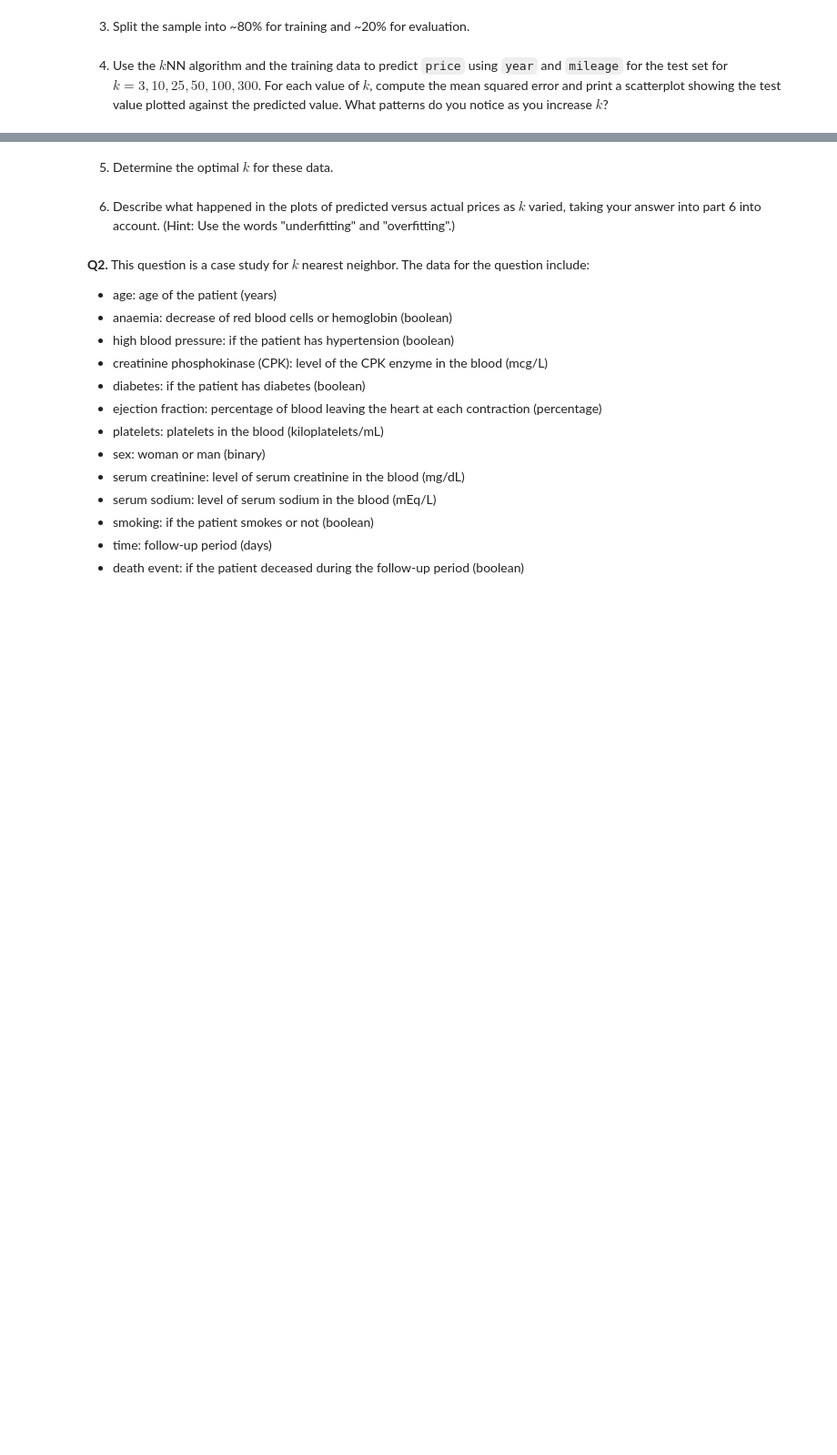
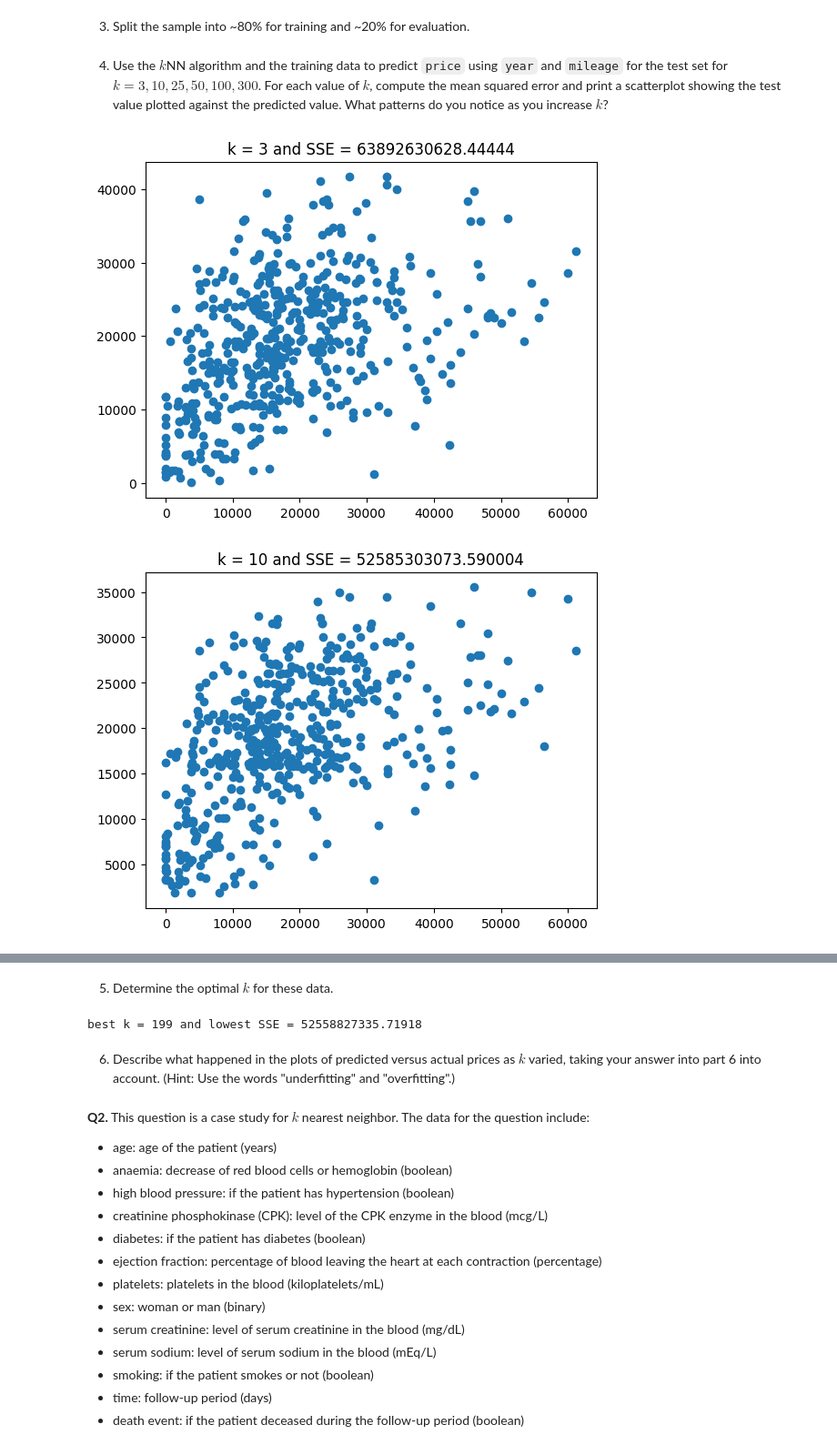
Before and after one commit to JulianKrese/knn, a Jupyter notebook: assignment_knn.ipynb, the cells around one changed output, grey strips where cells are left out. Shown: that part at 91% size. Cells and saved outputs as stored; diff of their text form; code cells hidden in the pictures; blank space fills up the shorter version.

```diff
--- a/assignment_knn.ipynb
+++ b/assignment_knn.ipynb
@@ -39,3 +45,12 @@ print(sum(df['mileage'].isnull()))
 0
 # %% [markdown]
 2. Maxmin normalize `year` and `mileage`.
+# %%
+def maxmin(x):
+  mu = ( x - min(x) ) / ( max(x) - min(x) )
+  return mu
+
+df['year'] = maxmin(df['year'])
+df['milage'] = maxmin(df['mileage'])
+
+df.head() # seems to have worked
@@ -42,4 +64,31 @@ print(sum(df['mileage'].isnull()))
 # %% [markdown]
 3. Split the sample into ~80% for training and ~20% for evaluation.
+# %%
+from sklearn.neighbors import KNeighborsRegressor
+from sklearn.model_selection import train_test_split
+
+X = df.loc[:,['year', 'mileage']]
+y = df['price']
+X_train, X_test, y_train, y_test = train_test_split(X,y,
+                                                    test_size=.2,
+                                                    random_state=100)
 # %% [markdown]
 4. Use the $k$NN algorithm and the training data to predict `price` using `year` and `mileage` for the test set for $k=3,10,25,50,100,300$. For each value of $k$, compute the mean squared error and print a scatterplot showing the test value plotted against the predicted value. What patterns do you notice as you increase $k$?
+# %%
+import matplotlib.pyplot as plt
+
+
+K = [3, 10, 25, 50, 100, 300]
+for k in K:
+  model = KNeighborsRegressor(n_neighbors=k)
+  fitted_model = model.fit(X_train,y_train)
+  y_hat = fitted_model.predict(X_test)
+  SSE = np.sum( (y_test - y_hat) **2 )
+
+  plt.scatter(y_test,y_hat)
+  plt.title("k = " + str(k) + " and SSE = " + str(SSE))
+  plt.show()  # y bound is changing and so the graph is being veritcally squashed
+  # as k increases, y_hat decreases
+# %% [output]
+[figure, added]
+[figure, added]
@@ -46,5 +99,20 @@ print(sum(df['mileage'].isnull()))
 # %% [markdown]
 5. Determine the optimal $k$ for these data.
+# %%
+SSE_set = {}
+
+for k in range(1,200):
+  model = KNeighborsRegressor(n_neighbors=k)
+  fitted_model = model.fit(X_train,y_train)
+  y_hat = fitted_model.predict(X_test)
+  SSE_set[k] = np.sum( (y_test - y_hat) **2 )
+
+for key in SSE_set
+best_k = max(list(SSE_set))
+best_SSE = SSE_set[best_k]
+print("best k = " + str(best_k) + " and lowest SSE = " + str(best_SSE))
+# %% [output]
+best k = 199 and lowest SSE = 52558827335.71918
 # %% [markdown]
 6. Describe what happened in the plots of predicted versus actual prices as $k$ varied, taking your answer into part 6 into account. (Hint: Use the words "underfitting" and "overfitting".)
 # %% [markdown]
```
Also changed, not shown: parts of 3 cells of this notebook.
